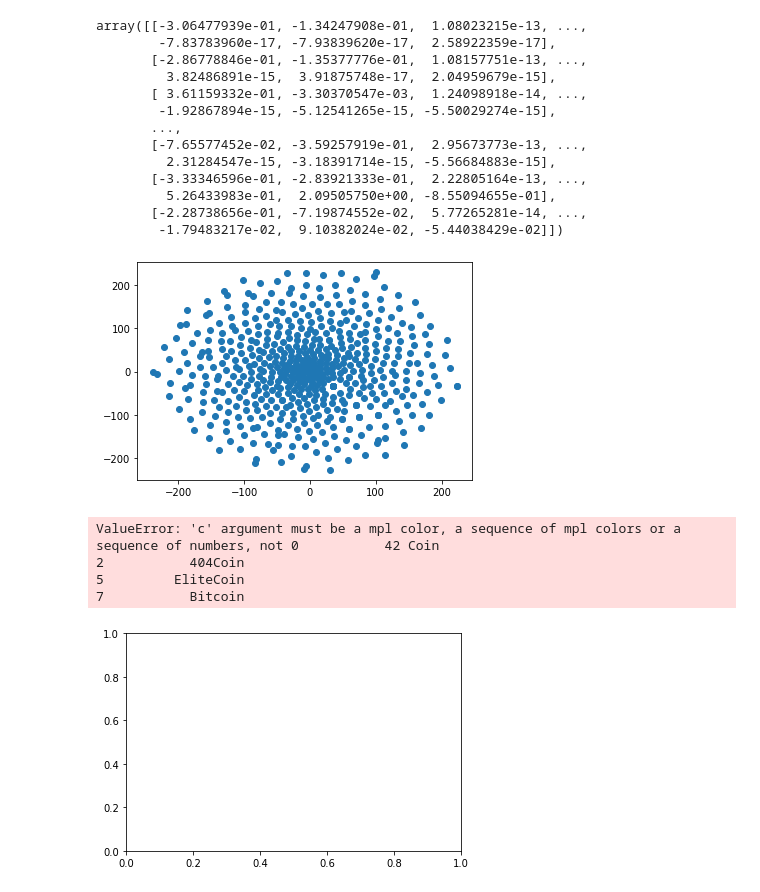
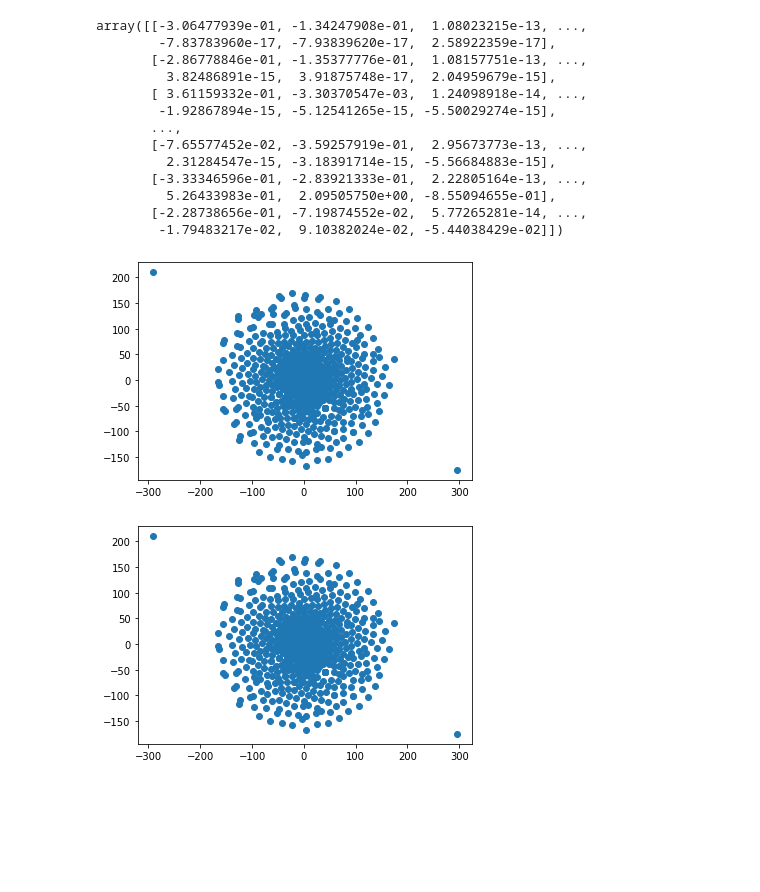
Before and after one commit to anilzown/cryptocurrency-clusters, a Jupyter notebook: cryptocurrencies-cluster.ipynb, the cells around one changed output. Saved outputs shown, nothing was run; the diff lists cells and outputs as text; code cells hidden in the pictures; blank space fills up the shorter version.

```diff
--- a/cryptocurrencies-cluster.ipynb
+++ b/cryptocurrencies-cluster.ipynb
@@ -80,4 +80,4 @@ X_dummies.head()
 5 rows × 909 columns
 # %%
 scaler = StandardScaler()
-scaled_features = scaler.fit_transform(X_dummies)
+X_scaled = scaler.fit_transform(X_dummies)
@@ -101,7 +101,7 @@ array([[-0.11710817, -0.0433963 , -0.0433963 , ..., -0.0433963 ,
 pca = PCA(n_components=0.99)
 
 # Get two principal components for the data.
-crypto_pca = pca.fit_transform(scaled_features)
+crypto_pca = pca.fit_transform(X_scaled)
 # %%
 crypto_pca
 # %% [output]
@@ -124,18 +124,15 @@ transformed_features = tsne.fit_transform(crypto_pca)
 # %%
 trading_f['x'] = transformed_features[:,0]
 trading_f['y'] = transformed_features[:,1]
-trading_f['class'] = coinName
+# trading_f['class'] = coinName
 # %%
 plt.scatter(trading_f['x'], trading_f['y'])
 plt.show()
 # %% [output]
-[figure, old version]
+[figure, new version]
 # %%
-plt.scatter(trading_f['x'], trading_f['y'], c=trading_f['class'])
+# plt.scatter(trading_f['x'], trading_f['y'], c=trading_f['class'])
+plt.scatter(trading_f['x'], trading_f['y'])
 plt.show()
 # %% [output]
-ValueError: 'c' argument must be a mpl color, a sequence of mpl colors or a sequence of numbers, not 0           42 Coin
-2           404Coin
-5         EliteCoin
-7           Bitcoin
-[figure, old version]
+[figure, new version]
```
Also changed, not shown: parts of 2 cells of this notebook.
